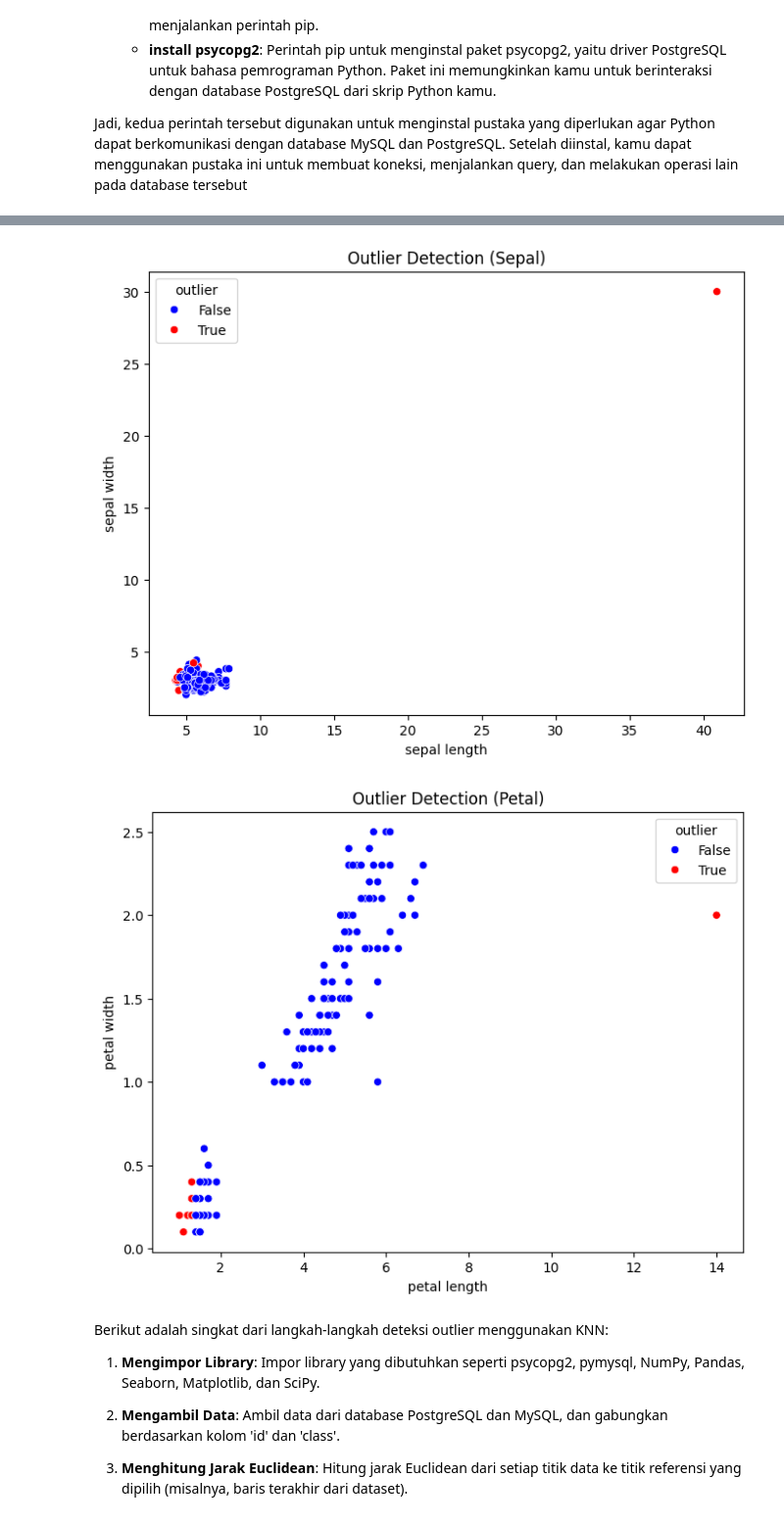
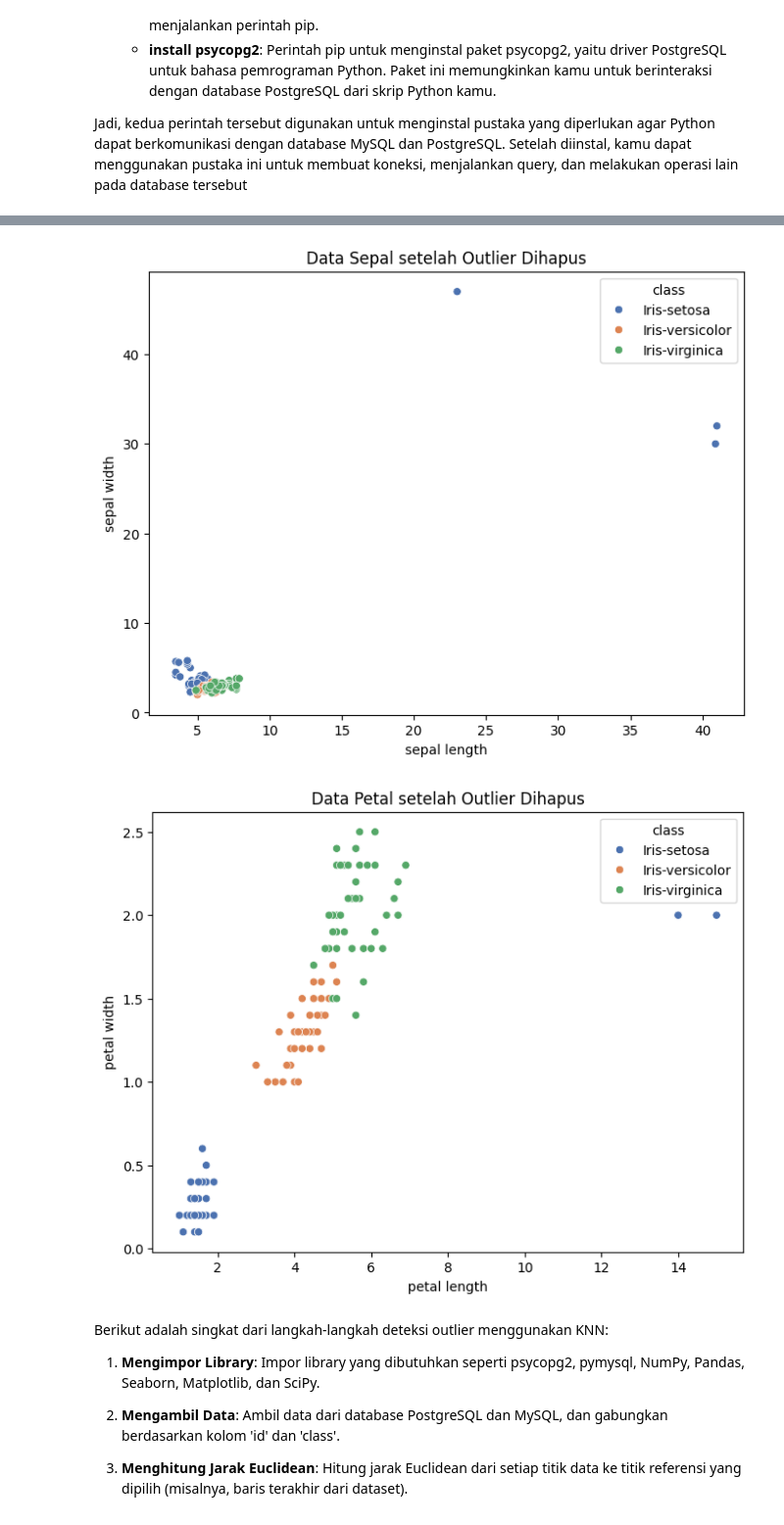
Before and after one commit to aura090305/pendata, a Jupyter notebook: _sources/Knn.ipynb, the cells around one changed output, grey strips where cells are left out. Shown at 98% size. Cells and saved outputs as stored; diff of their text form; code cells hidden in the pictures.

```diff
--- a/_sources/Knn.ipynb
+++ b/_sources/Knn.ipynb
@@ -83,7 +83,7 @@ import numpy as np
 import pandas as pd
 import seaborn as sns
 import matplotlib.pyplot as plt
-from scipy.spatial.distance import euclidean
+from sklearn.neighbors import NearestNeighbors
 
 def get_pg_data():
     conn = psycopg2.connect(
@@ -119,47 +119,54 @@ def get_mysql_data():
 
     return pd.DataFrame(data, columns=columns)
 
+
 # Ambil data dari kedua database
 df_postgresql = get_pg_data()
 df_mysql = get_mysql_data()
 
-# Gabungkan berdasarkan kolom 'id' dan 'Class'
+# Gabungkan berdasarkan kolom 'id'
 df_merged = pd.merge(df_mysql, df_postgresql, on=["id", "class"], how="inner")
 
 # Ambil data fitur numerik
 feature_columns = ["petal length", "petal width", "sepal length", "sepal width"]
 data_values = df_merged[feature_columns].values
 
-# Ambil referensi dari baris terakhir (baris ke-152 jika dihitung dari 1, atau index -1)
-reference_point = data_values[-1]
+# KNN Outlier Detection
+def knn_outlier_detection(data, k=90):
+    neigh = NearestNeighbors(n_neighbors=k)
+    neigh.fit(data)
+    distances, _ = neigh.kneighbors(data)
+    avg_distances = distances[:, -1]  # Ambil jarak k-terjauh sebagai skor
+    return avg_distances
 
-def compute_distances(data, reference):
-    return np.array([euclidean(row, reference) for row in data])
+# Hitung K-NN distance
+df_merged["knn_distance"] = knn_outlier_detection(data_values, k=90)
 
-# Hitung jarak Euclidean dari setiap baris ke referensi
-df_merged["distance"] = compute_distances(data_values, reference_point)
+# Tentukan threshold sebagai nilai rata-rata + 2 standar deviasi
+threshold = df_merged["knn_distance"].mean() + 2 * df_merged["knn_distance"].std()
+df_merged["outlier_knn"] = df_merged["knn_distance"] > threshold
 
-# Tentukan threshold outlier berdasarkan persentil ke-95 (bisa disesuaikan)
-threshold = np.percentile(df_merged["distance"], 93.5)
-df_merged["outlier"] = df_merged["distance"] > threshold
+# Hapus data outlier
+df_filtered = df_merged[~df_merged["outlier_knn"]]
 
-# Cetak hasil data dengan outlier
-print(df_merged.to_string(index=False))
+# Cetak hasil setelah outlier dihapus
+print(df_filtered.to_string(index=False))
+print(f"\nJumlah data setelah outlier dihapus: {len(df_filtered)}")
 
-# Visualisasi scatter plot dengan warna berdasarkan outlier
+# Visualisasi setelah outlier dihapus
 plt.figure(figsize=(8, 6))
 sns.scatterplot(
-    x=df_merged["sepal length"], y=df_merged["sepal width"],
-    hue=df_merged["outlier"], palette={False: "blue", True: "red"}
+    x=df_filtered["sepal length"], y=df_filtered["sepal width"],
+    hue=df_filtered["class"], palette="deep"
 )
-plt.title("Outlier Detection (Sepal)")
+plt.title("Data Sepal setelah Outlier Dihapus")
 plt.show()
 
 plt.figure(figsize=(8, 6))
 sns.scatterplot(
-    x=df_merged["petal length"], y=df_merged["petal width"],
-    hue=df_merged["outlier"], palette={False: "blue", True: "red"}
+    x=df_filtered["petal length"], y=df_filtered["petal width"],
+    hue=df_filtered["class"], palette="deep"
 )
-plt.title("Outlier Detection (Petal)")
+plt.title("Data Petal setelah Outlier Dihapus")
 plt.show()
 # %% [output]
@@ -183,5 +190,5 @@ plt.show()
-[figure, old version]
+[figure, new version]
-[figure, old version]
+[figure, new version]
 # %% [markdown]
 Berikut adalah singkat dari langkah-langkah deteksi outlier menggunakan KNN:
 
```
Also changed, not shown: parts of 7 cells of this notebook, 8 other files.
